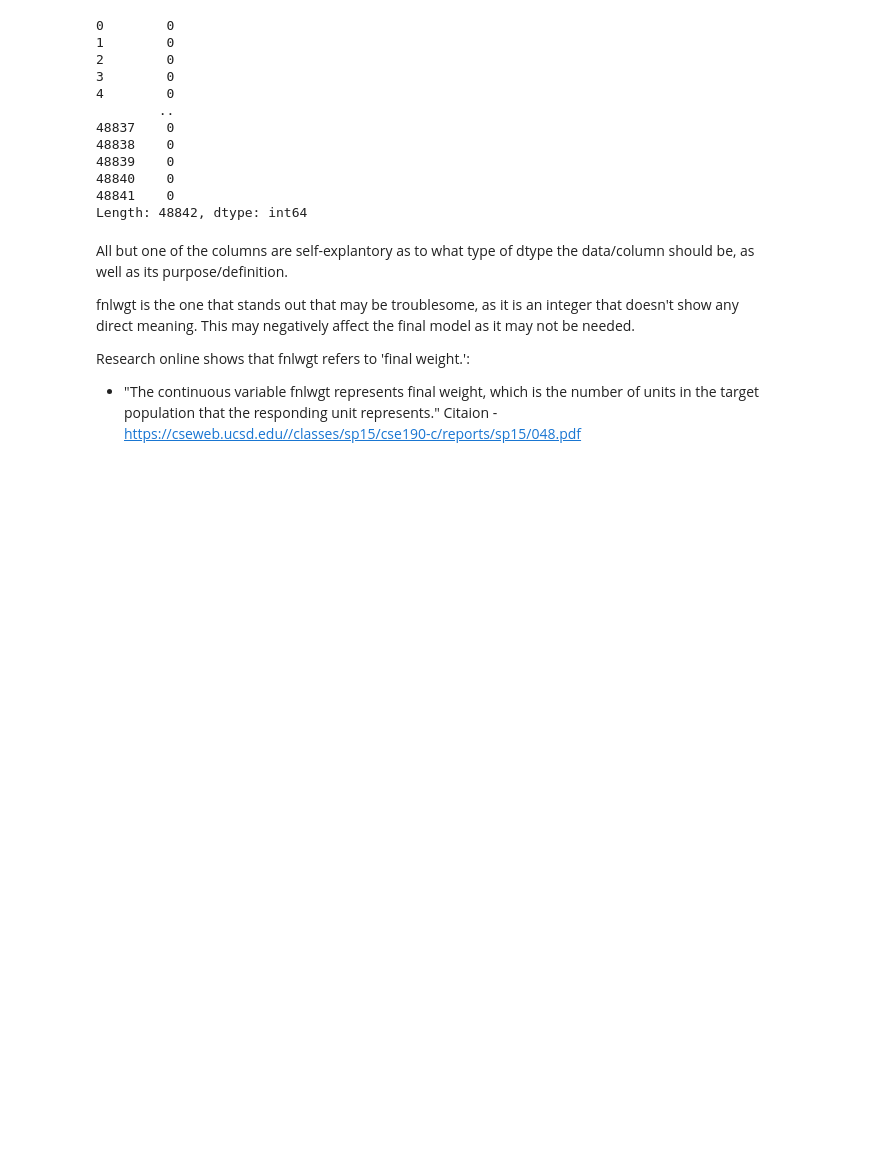
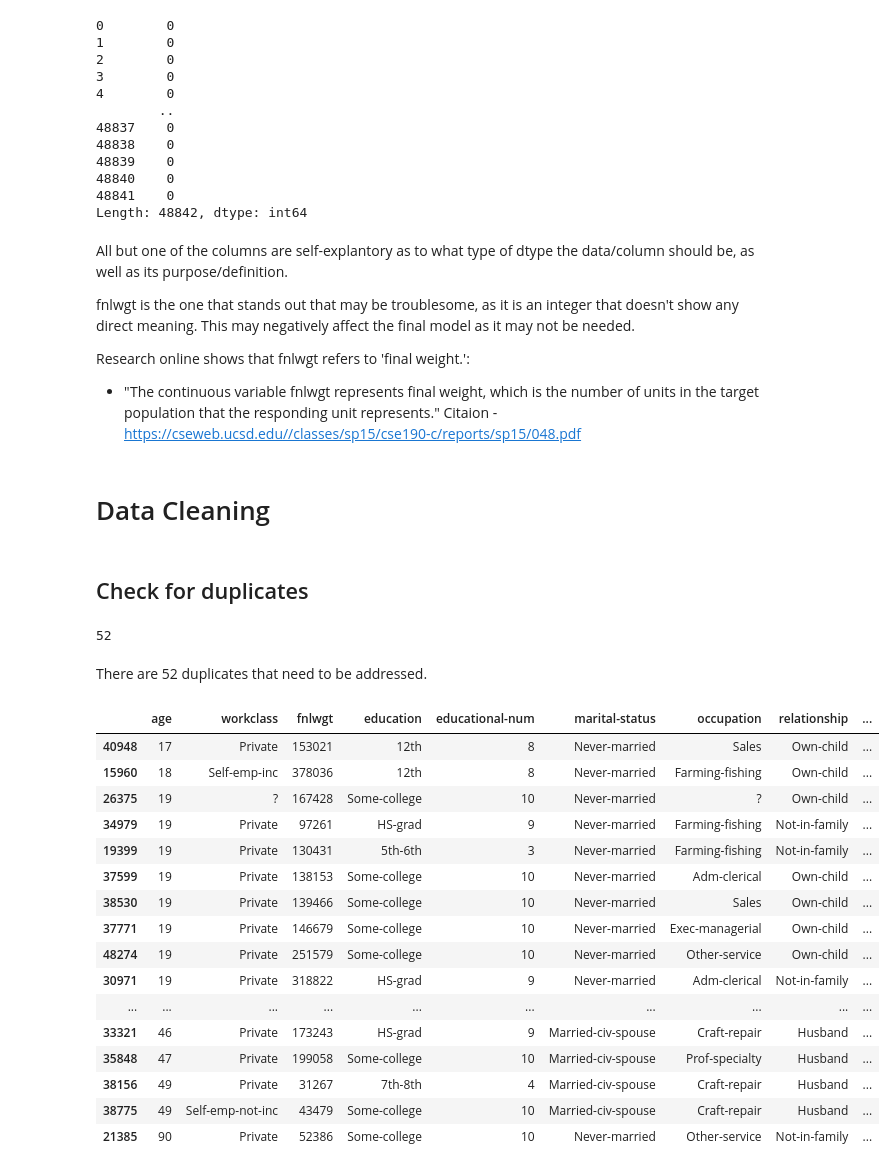
Before and after one commit to hokushrine/Prediction-of-Adult-Income, a Jupyter notebook: Adult_Income_Analysis.ipynb, the cells around one changed output. Cells and saved outputs as stored; diff of their text form; code cells hidden in the pictures; blank space fills up the shorter version.

Commit message:
Cleaning and initial EDA

```diff
--- a/Adult_Income_Analysis.ipynb
+++ b/Adult_Income_Analysis.ipynb
@@ -38,3 +35,19 @@ import pandas as pd
+# %%
+## Numpy
+import numpy as np
+## Pandas
+import pandas as pd
+## MatPlotlib
+import matplotlib.pyplot as plt
+## Seaborn
+import seaborn as sns
+
+# Pandas options
+pd.set_option('display.max_columns', 16)
+
+## Filter ALL warnings
+import warnings
+warnings.filterwarnings('ignore')
 # %%
 # Read csv
 url = "/content/drive/MyDrive/CodingDojo/02-MachineLearning/Week06/project2/adult.csv"
@@ -122,3 +135,35 @@ fnlwgt is the one that stands out that may be troublesome, as it is an integer t
 Research online shows that fnlwgt refers to 'final weight.':
 - "The continuous variable fnlwgt represents final weight, which is the number of units in the target population that the responding unit represents."
 Citaion - https://cseweb.ucsd.edu//classes/sp15/cse190-c/reports/sp15/048.pdf
+# %% [markdown]
+# Data Cleaning
+# %% [markdown]
+## Check for duplicates
+# %%
+# Check for duplicates
+df.duplicated().sum()
+# %% [output]
+52
+# %% [markdown]
+There are 52 duplicates that need to be addressed.
+# %%
+sorted_duplicates = df[df.duplicated()].sort_values(by=list(df.columns))
+sorted_duplicates
+# %% [output]
+|  | age | workclass | fnlwgt | education | educational-num | marital-status | occupation | relationship | ... |
+| 40948 | 17 | Private | 153021 | 12th | 8 | Never-married | Sales | Own-child | ... |
+| 15960 | 18 | Self-emp-inc | 378036 | 12th | 8 | Never-married | Farming-fishing | Own-child | ... |
+| 26375 | 19 | ? | 167428 | Some-college | 10 | Never-married | ? | Own-child | ... |
+| 34979 | 19 | Private | 97261 | HS-grad | 9 | Never-married | Farming-fishing | Not-in-family | ... |
+| 19399 | 19 | Private | 130431 | 5th-6th | 3 | Never-married | Farming-fishing | Not-in-family | ... |
+| 37599 | 19 | Private | 138153 | Some-college | 10 | Never-married | Adm-clerical | Own-child | ... |
+| 38530 | 19 | Private | 139466 | Some-college | 10 | Never-married | Sales | Own-child | ... |
+| 37771 | 19 | Private | 146679 | Some-college | 10 | Never-married | Exec-managerial | Own-child | ... |
+| 48274 | 19 | Private | 251579 | Some-college | 10 | Never-married | Other-service | Own-child | ... |
+| 30971 | 19 | Private | 318822 | HS-grad | 9 | Never-married | Adm-clerical | Not-in-family | ... |
+| ... | ... | ... | ... | ... | ... | ... | ... | ... | ... |
+| 33321 | 46 | Private | 173243 | HS-grad | 9 | Married-civ-spouse | Craft-repair | Husband | ... |
+| 35848 | 47 | Private | 199058 | Some-college | 10 | Married-civ-spouse | Prof-specialty | Husband | ... |
+| 38156 | 49 | Private | 31267 | 7th-8th | 4 | Married-civ-spouse | Craft-repair | Husband | ... |
+| 38775 | 49 | Self-emp-not-inc | 43479 | Some-college | 10 | Married-civ-spouse | Craft-repair | Husband | ... |
+| 21385 | 90 | Private | 52386 | Some-college | 10 | Never-married | Other-service | Not-in-family | ... |
```
Also changed, not shown: parts of 31 cells of this notebook.
